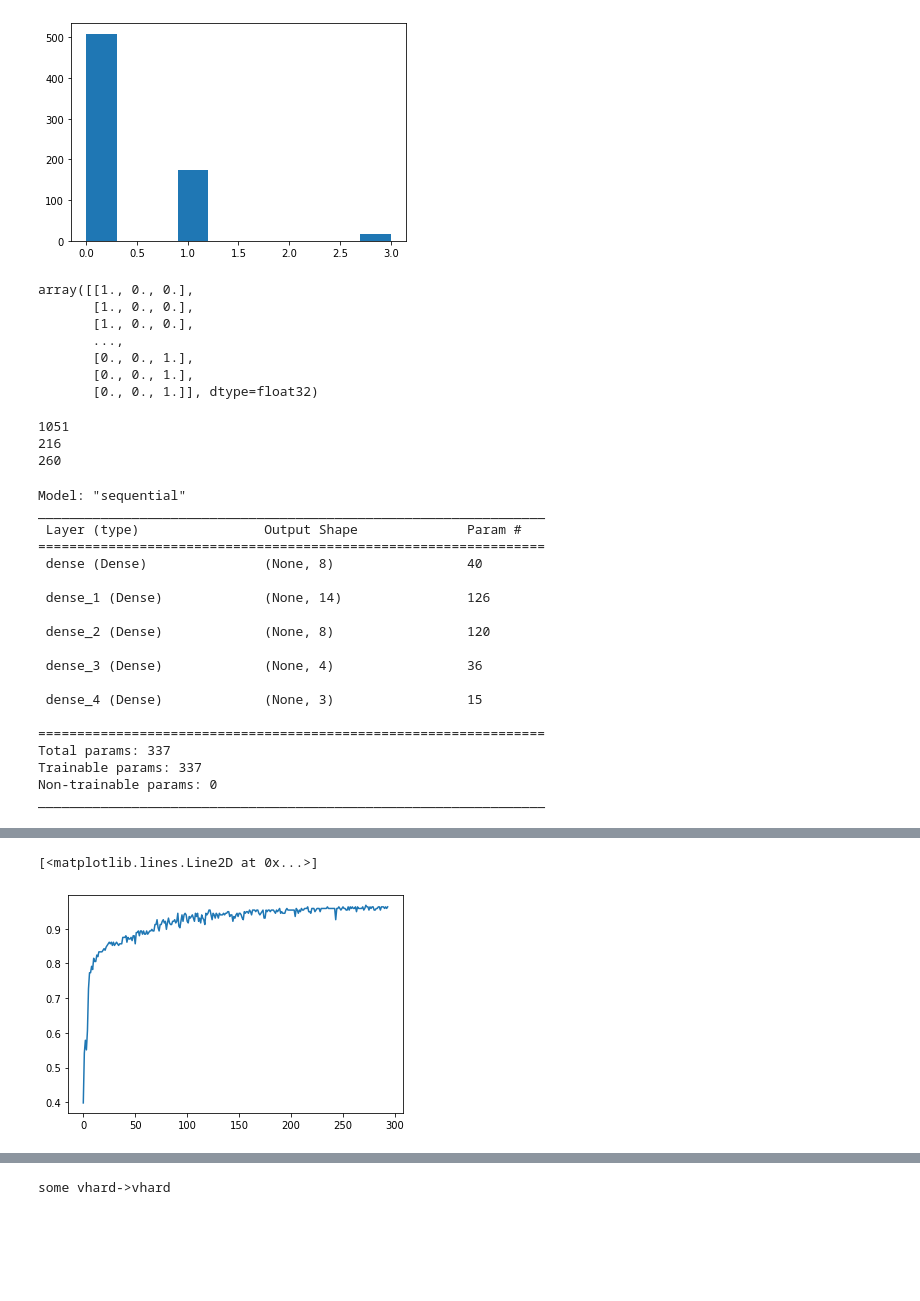
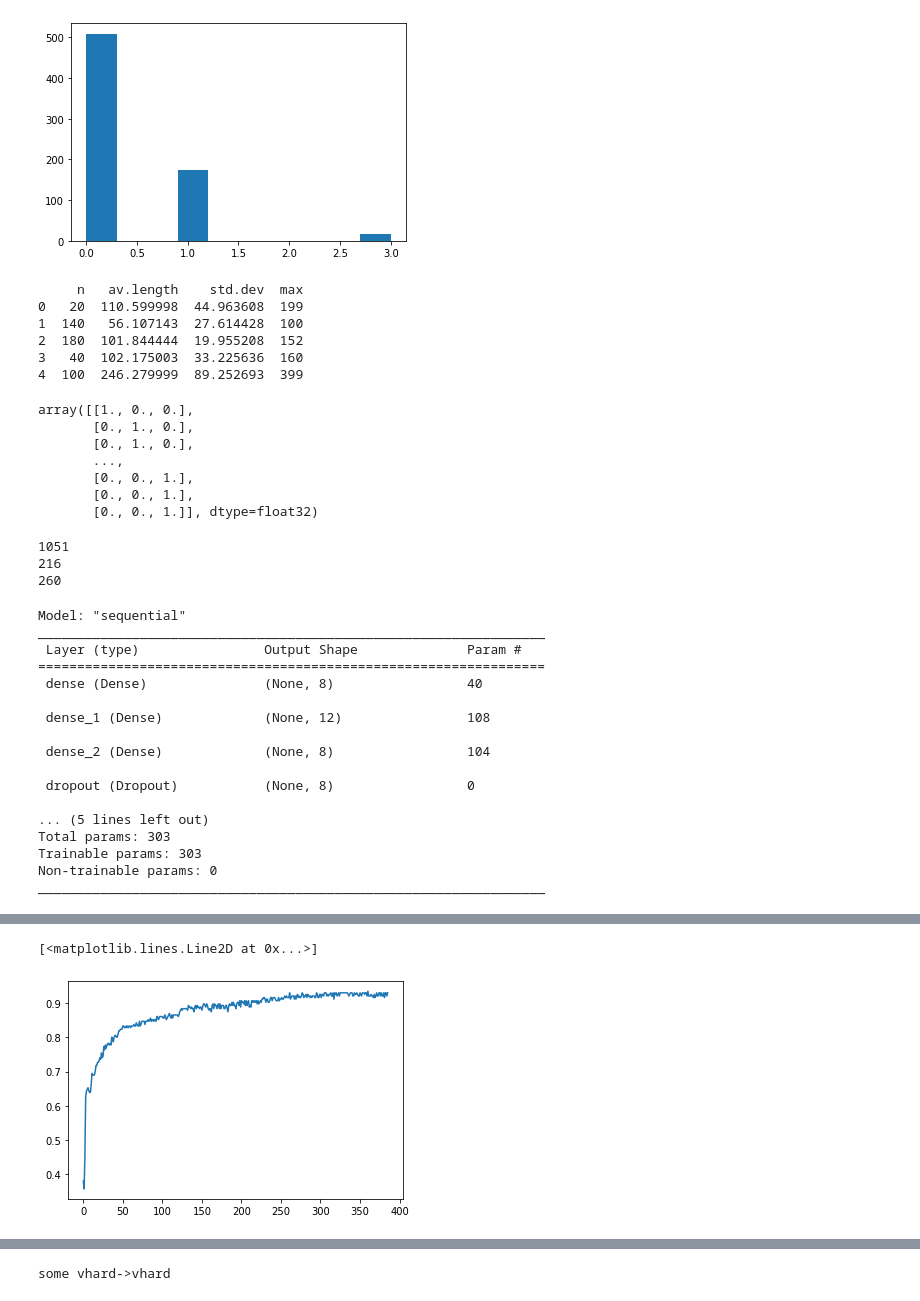
Before and after one commit to harel-coffee/pouw-auto, a Jupyter notebook: 4Dropped_Neural_Network_Multi_Classs_Classification.ipynb, the cells around one changed output, grey strips where cells are left out. Drawn from its saved outputs; the diff is of its cells as text; code cells hidden in the pictures; blank space fills up the shorter version.

```diff
--- a/4Dropped_Neural_Network_Multi_Classs_Classification.ipynb
+++ b/4Dropped_Neural_Network_Multi_Classs_Classification.ipynb
@@ -80,13 +80,20 @@ X_modified = X
 # %% [output]
 [figure]
 # %%
-names = [ 'max', 'av.length', 'n', 'std.dev']
-X_modified = X.drop(['n/m',  'median', 'range','k', 'min','indeks', 'class',  'subtype', '(m/n)^3', '(m/n)^2', '(n/m)^2', '(n/m)^3','m/n','m'], axis = 1)
-
+names = [ 'av.length', 'n', 'std.dev', 'max']
+X_modified = X.drop([  'm', 'k','n/m', 'range', 'indeks', 'class',  'subtype', '(m/n)^3', '(m/n)^2', '(n/m)^2', '(n/m)^3','m/n','median', 'min'], axis = 1)
+print(X_modified.head())
 from imblearn.over_sampling import RandomOverSampler
 oversample = RandomOverSampler(random_state=0)
 #oversample.fit(X_modified, y_encoded)
 X_modified, y_encoded = oversample.fit_resample(X_modified, y_encoded)
+# %% [output]
+     n   av.length    std.dev  max
+0   20  110.599998  44.963608  199
+1  140   56.107143  27.614428  100
+2  180  101.844444  19.955208  152
+3   40  102.175003  33.225636  160
+4  100  246.279999  89.252693  399
 # %%
 from sklearn.preprocessing import LabelEncoder
 from keras.utils.np_utils import to_categorical
@@ -98,8 +105,8 @@ y_encoded = to_categorical(y_encoded)
 y_encoded
 # %% [output]
 array([[1., 0., 0.],
-       [1., 0., 0.],
-       [1., 0., 0.],
+       [0., 1., 0.],
+       [0., 1., 0.],
        ...,
        [0., 0., 1.],
        [0., 0., 1.],
@@ -147,7 +154,8 @@ from keras.layers import Dense, Dropout
 
 classifier = Sequential()
 classifier.add(Dense(8, input_dim = X_modified.shape[1], activation='relu'))
-classifier.add(Dense(14, activation = 'relu'))
+
+classifier.add(Dense(12, activation = 'relu'))
 
 #classifier.add(Dense(32, activation = 'relu'))
 
@@ -159,7 +167,11 @@ classifier.add(Dense(14, activation = 'relu'))
 
 #classifier.add(Dense(8, activation='relu'))
 
+#classifier.add(Dense(12, activation='relu'))
+
 classifier.add(Dense(8, activation='relu'))
+classifier.add(Dropout(0.25))
+
 
 classifier.add(Dense(4, activation='relu'))
 
@@ -174,17 +186,15 @@ _________________________________________________________________
 =================================================================
  dense (Dense)               (None, 8)                 40
 
- dense_1 (Dense)             (None, 14)                126
+ dense_1 (Dense)             (None, 12)                108
 
- dense_2 (Dense)             (None, 8)                 120
+ dense_2 (Dense)             (None, 8)                 104
 
- dense_3 (Dense)             (None, 4)                 36
+ dropout (Dropout)           (None, 8)                 0
 
- dense_4 (Dense)             (None, 3)                 15
-
-=================================================================
-Total params: 337
-Trainable params: 337
+... (5 lines left out)
+Total params: 303
+Trainable params: 303
 Non-trainable params: 0
 _________________________________________________________________
 # %%
@@ -197,10 +207,10 @@ _________________________________________________________________
 from keras.metrics import accuracy
 from keras import callbacks
 earlystopping = callbacks.EarlyStopping(monitor ="val_loss",
-                                        mode ="min", patience = 20,
+                                        mode ="min", patience = 25,
                                         restore_best_weights = True)
 
-history = classifier.fit(X_train, y_train, batch_size = 32,
+history = classifier.fit(X_train, y_train, batch_size = 64,
                     epochs = 600, validation_data =(X_val, y_val),
                     callbacks =[earlystopping])
 plt.plot(history.history['val_accuracy'])
@@ -225,5 +235,5 @@ Epoch 294/600
 [<matplotlib.lines.Line2D at 0x...>]
-[figure, old version]
+[figure, new version]
 # %%
 from keras.metrics import accuracy
 #test_size = X_test.shape[0]
```
Also changed, not shown: parts of 6 cells of this notebook.
